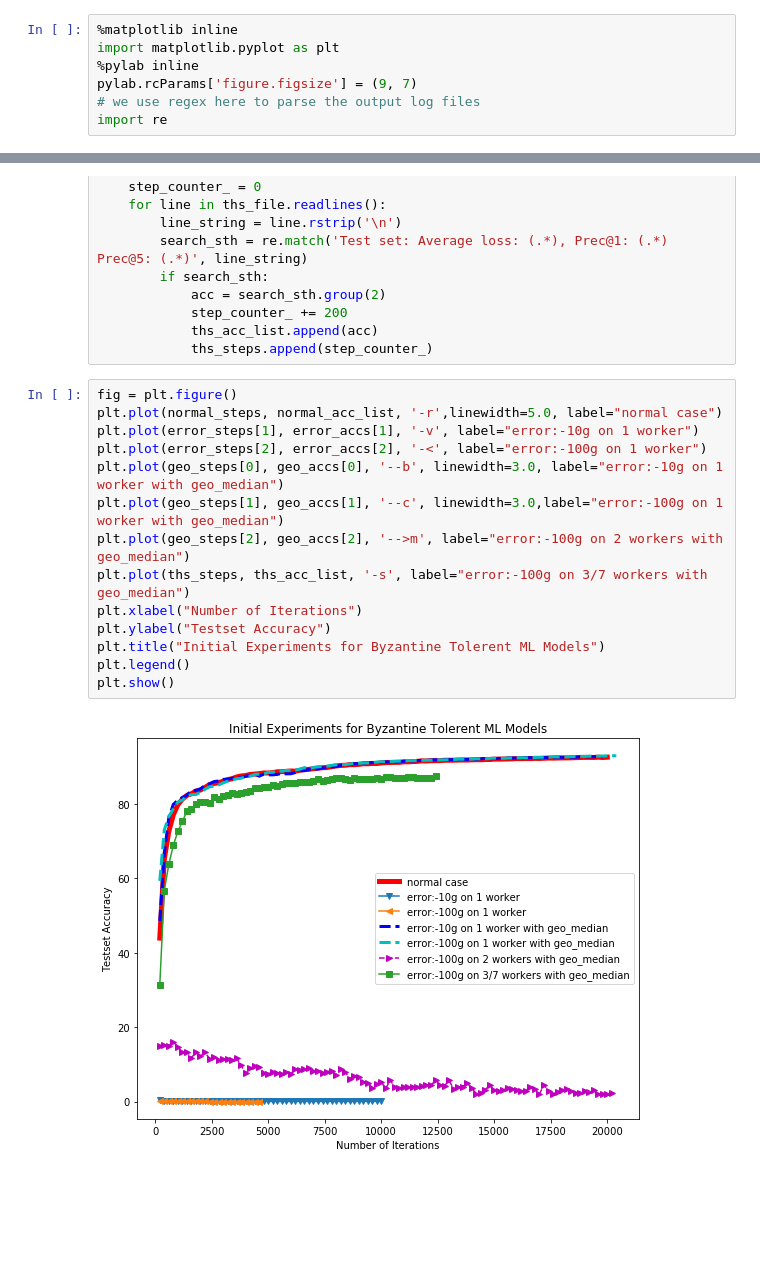
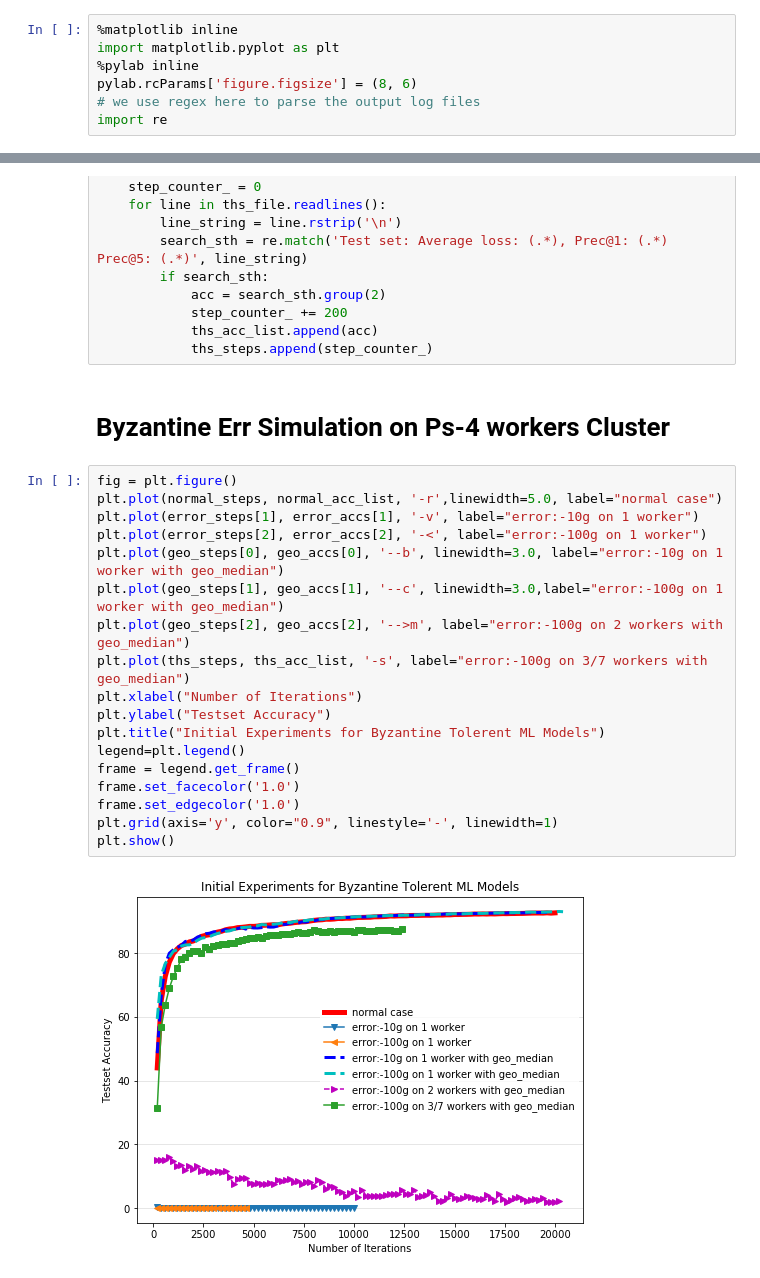
Before and after one commit to hwang595/Draco, a Jupyter notebook: analysis/errSimulation_and_geoMedian_verify.ipynb, the cells around one changed output, grey strips where cells are left out. Saved outputs shown, nothing was run; the diff lists cells and outputs as text; blank space fills up the shorter version.

```diff
--- a/analysis/errSimulation_and_geoMedian_verify.ipynb
+++ b/analysis/errSimulation_and_geoMedian_verify.ipynb
@@ -2,7 +2,7 @@
 %matplotlib inline
 import matplotlib.pyplot as plt
 %pylab inline
-pylab.rcParams['figure.figsize'] = (9, 7)
+pylab.rcParams['figure.figsize'] = (8, 6)
 # we use regex here to parse the output log files
 import re
 # %% [output]
@@ -76,19 +78,25 @@ with open("fail3_out_of7", 'rb') as ths_file:
             step_counter_ += 200
             ths_acc_list.append(acc)
             ths_steps.append(step_counter_)
+# %% [markdown]
+# Byzantine Err Simulation on Ps-4 workers Cluster
 # %%
 fig = plt.figure()
 plt.plot(normal_steps, normal_acc_list, '-r',linewidth=5.0, label="normal case")
 plt.plot(error_steps[1], error_accs[1], '-v', label="error:-10g on 1 worker")
 plt.plot(error_steps[2], error_accs[2], '-<', label="error:-100g on 1 worker")
 plt.plot(geo_steps[0], geo_accs[0], '--b', linewidth=3.0, label="error:-10g on 1 worker with geo_median")
 plt.plot(geo_steps[1], geo_accs[1], '--c', linewidth=3.0,label="error:-100g on 1 worker with geo_median")
 plt.plot(geo_steps[2], geo_accs[2], '-->m', label="error:-100g on 2 workers with geo_median")
 plt.plot(ths_steps, ths_acc_list, '-s', label="error:-100g on 3/7 workers with geo_median")
 plt.xlabel("Number of Iterations")
 plt.ylabel("Testset Accuracy")
 plt.title("Initial Experiments for Byzantine Tolerent ML Models")
-plt.legend()
+legend=plt.legend()
+frame = legend.get_frame()
+frame.set_facecolor('1.0')
+frame.set_edgecolor('1.0')
+plt.grid(axis='y', color="0.9", linestyle='-', linewidth=1)
 plt.show()
 # %% [output]
-[figure, old version]
+[figure, new version]
```
Also changed, not shown: parts of 6 cells of this notebook.
